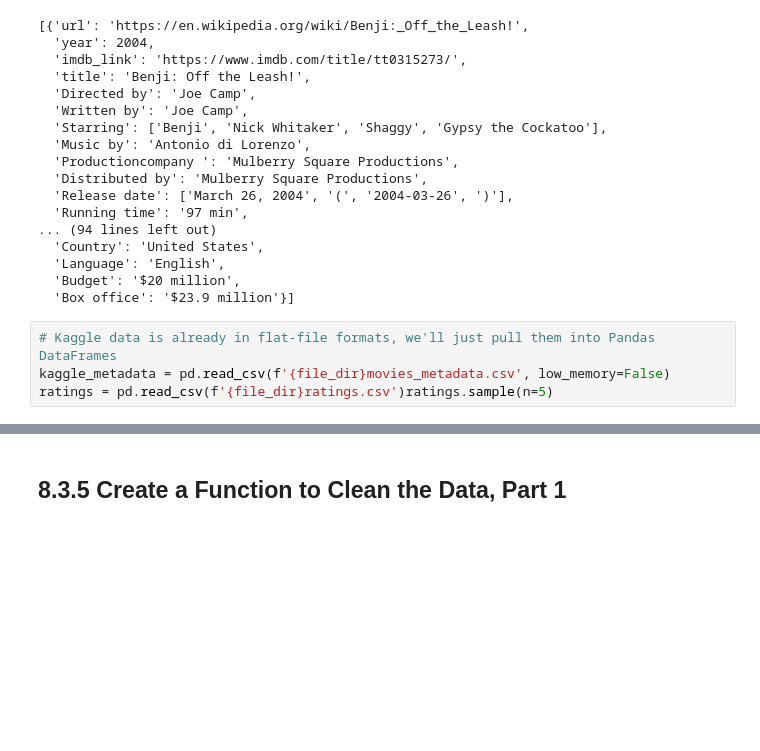
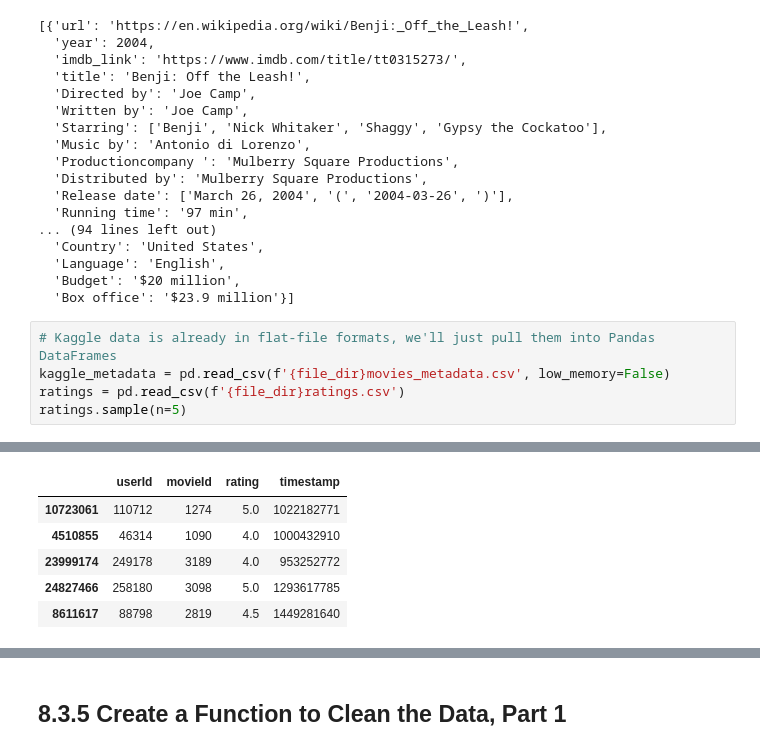
Before and after one commit to olesyapro888/Movies_ETL_pipeline_Python_Regular_expressions_SQL, a Jupyter notebook: Extract Movies.ipynb, the cells around one changed output, grey strips where cells are left out. Saved outputs shown, nothing was run; the diff lists cells and outputs as text; blank space fills up the shorter version.

Commit message:
update Extrat movies file

```diff
--- a/Extract Movies.ipynb
+++ b/Extract Movies.ipynb
@@ -62,5 +64,6 @@ wiki_movies_raw[3600:3605]
 # %%
 # Kaggle data is already in flat-file formats, we'll just pull them into Pandas DataFrames
 kaggle_metadata = pd.read_csv(f'{file_dir}movies_metadata.csv', low_memory=False)
-ratings = pd.read_csv(f'{file_dir}ratings.csv')ratings.sample(n=5)
+ratings = pd.read_csv(f'{file_dir}ratings.csv')
+ratings.sample(n=5)
 # %% [output]
@@ -68,3 +70,9 @@ SyntaxError: invalid syntax (<ipython-input-95-a62fffc93555>, line 3)
+|  | userId | movieId | rating | timestamp |
+| 10723061 | 110712 | 1274 | 5.0 | 1022182771 |
+| 4510855 | 46314 | 1090 | 4.0 | 1000432910 |
+| 23999174 | 249178 | 3189 | 4.0 | 953252772 |
+| 24827466 | 258180 | 3098 | 5.0 | 1293617785 |
+| 8611617 | 88798 | 2819 | 4.5 | 1449281640 |
 # %%
 # Create a DataFrame from our raw data
 wiki_movies_df=pd.DataFrame(wiki_movies_raw)
```
Also changed, not shown: parts of 24 cells of this notebook.
